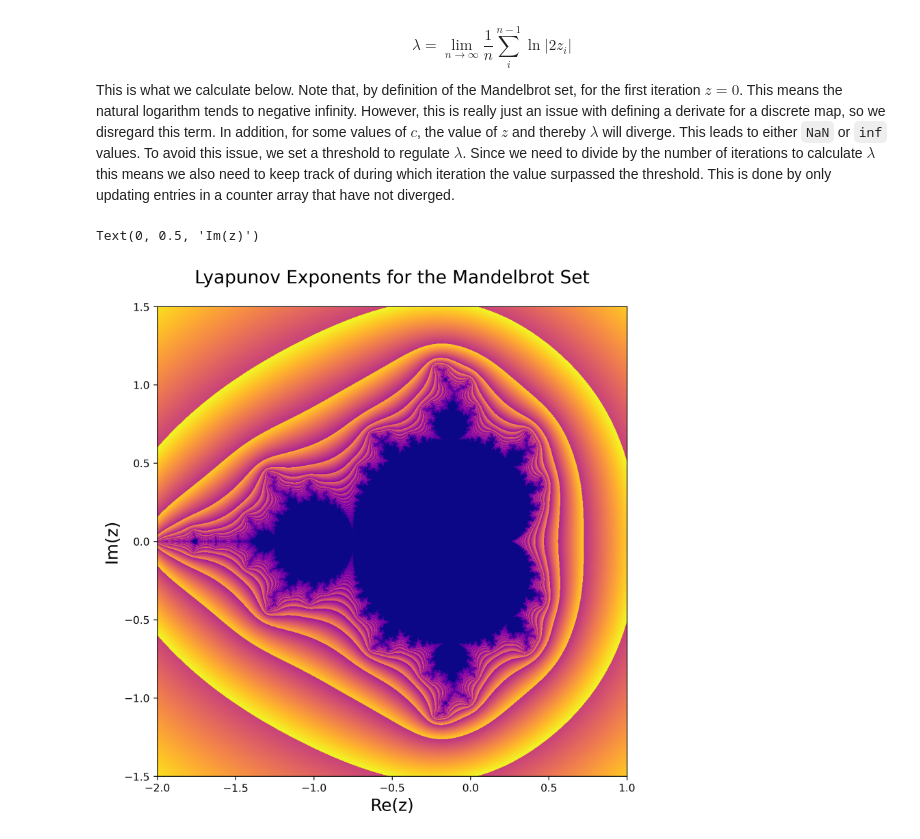
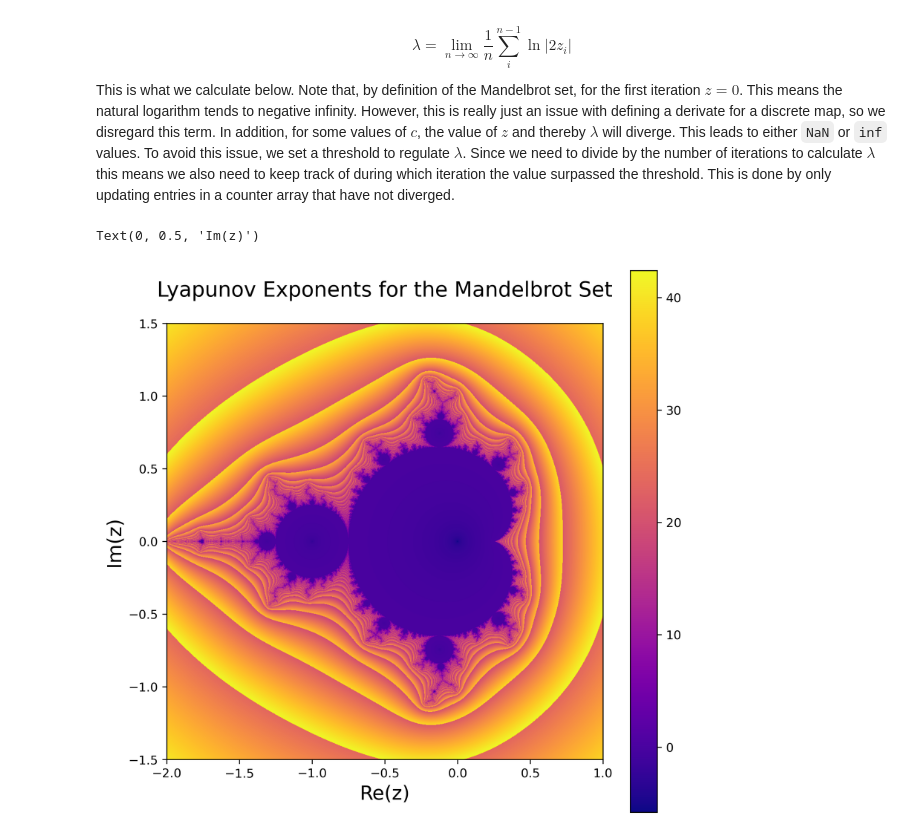
Before and after one commit to ravikoka/rcphy, a Jupyter notebook: hw1_lyapunov.ipynb, the cells around one changed output. Drawn from its saved outputs; the diff is of its cells as text; code cells hidden in the pictures.

Commit message:
accidentally removed colorbar in previous commit

```diff
--- a/hw1_lyapunov.ipynb
+++ b/hw1_lyapunov.ipynb
@@ -75,15 +75,16 @@ lyapunov = compute_lyapunov_exponents(x_range, y_range)
 # %%
 fig, ax = plt.subplots(figsize=(8, 8), dpi=300)
 
 im = ax.imshow(lyapunov.T,
           extent=[*x_range, *y_range],
           cmap='plasma',
           origin='lower',
-          vmin=-lyapunov.min(), vmax=lyapunov.max())
+          vmin=lyapunov.min(), vmax=lyapunov.max())
 
+fig.colorbar(im, ax=ax)
 ax.set_title('Lyapunov Exponents for the Mandelbrot Set', fontsize=17, pad=22)
 ax.set_xlabel('Re(z)', fontsize=16)
 ax.set_ylabel('Im(z)', fontsize=16)
 # %% [output]
 Text(0, 0.5, 'Im(z)')
-[figure, old version]
+[figure, new version]
```
